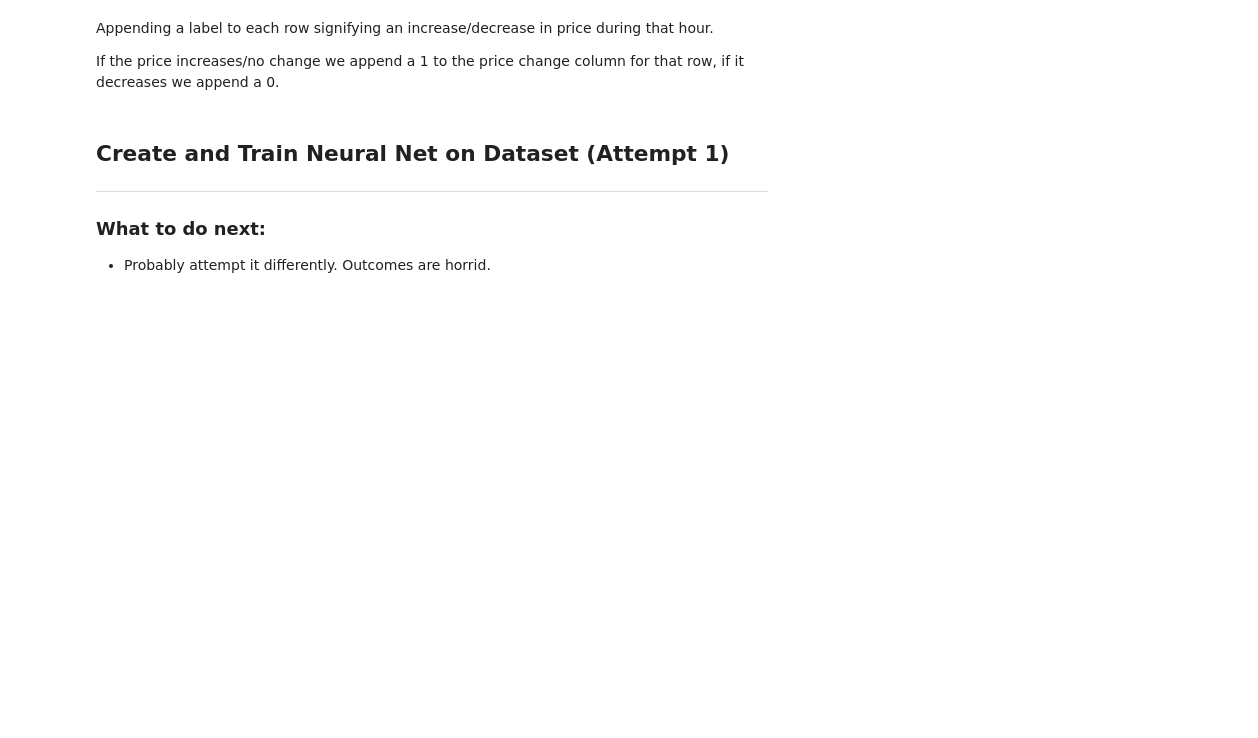
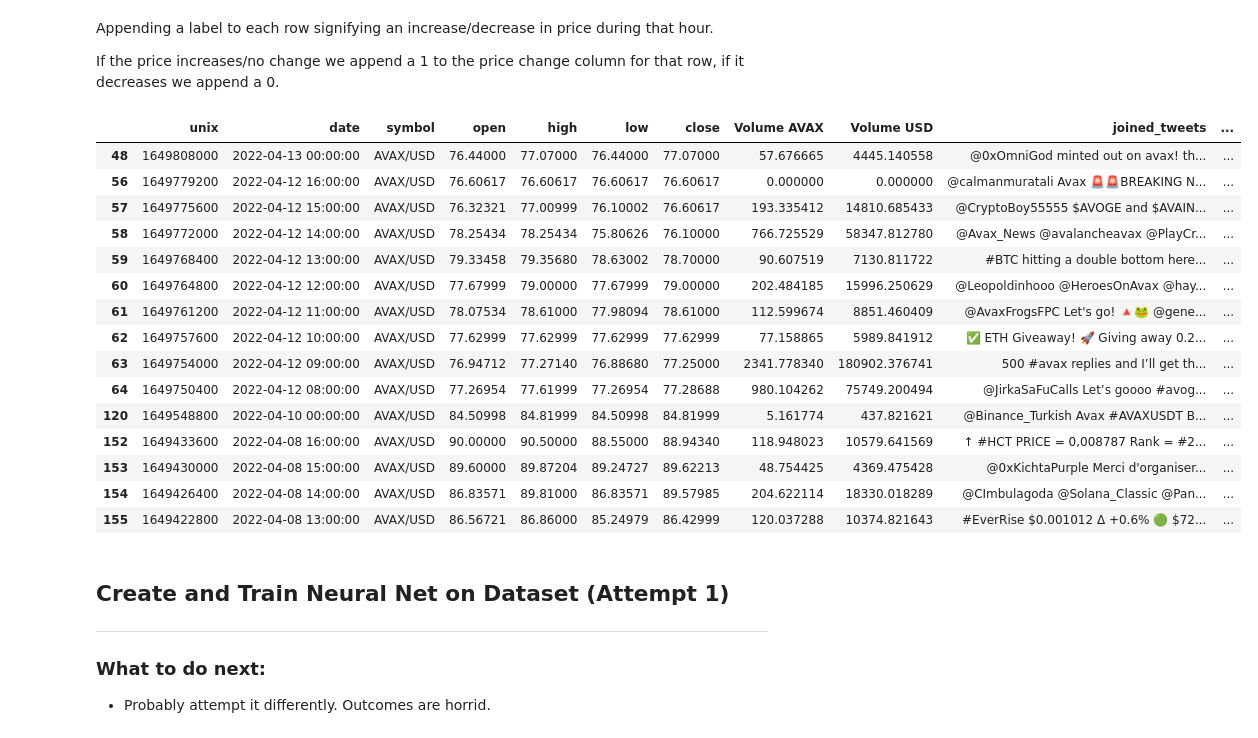
Before and after one commit to BurdickBr/CryptoPredictionTool, a Jupyter notebook: CryptoPredictionTool.ipynb, the cells around one changed output. Saved outputs shown, nothing was run; the diff lists cells and outputs as text; code cells hidden in the pictures; blank space fills up the shorter version.

```diff
--- a/CryptoPredictionTool.ipynb
+++ b/CryptoPredictionTool.ipynb
@@ -304,7 +304,24 @@ for i in range(len(hourly_coin_data)):
         else:
             hourly_coin_data[i].at[index, 'price_change'] = 1
 # %%
-hourly_coin_data[3].head()
+hourly_coin_data[1].head(15)
+# %% [output]
+|  | unix | date | symbol | open | high | low | close | Volume AVAX | Volume USD | joined_tweets | ... |
+| 48 | 1649808000 | 2022-04-13 00:00:00 | AVAX/USD | 76.44000 | 77.07000 | 76.44000 | 77.07000 | 57.676665 | 4445.140558 | @0xOmniGod minted out on avax! th... | ... |
+| 56 | 1649779200 | 2022-04-12 16:00:00 | AVAX/USD | 76.60617 | 76.60617 | 76.60617 | 76.60617 | 0.000000 | 0.000000 | @calmanmuratali Avax 🚨🚨BREAKING N... | ... |
+| 57 | 1649775600 | 2022-04-12 15:00:00 | AVAX/USD | 76.32321 | 77.00999 | 76.10002 | 76.60617 | 193.335412 | 14810.685433 | @CryptoBoy55555 $AVOGE and $AVAIN... | ... |
+| 58 | 1649772000 | 2022-04-12 14:00:00 | AVAX/USD | 78.25434 | 78.25434 | 75.80626 | 76.10000 | 766.725529 | 58347.812780 | @Avax_News @avalancheavax @PlayCr... | ... |
+| 59 | 1649768400 | 2022-04-12 13:00:00 | AVAX/USD | 79.33458 | 79.35680 | 78.63002 | 78.70000 | 90.607519 | 7130.811722 | #BTC hitting a double bottom here... | ... |
+| 60 | 1649764800 | 2022-04-12 12:00:00 | AVAX/USD | 77.67999 | 79.00000 | 77.67999 | 79.00000 | 202.484185 | 15996.250629 | @Leopoldinhooo @HeroesOnAvax @hay... | ... |
+| 61 | 1649761200 | 2022-04-12 11:00:00 | AVAX/USD | 78.07534 | 78.61000 | 77.98094 | 78.61000 | 112.599674 | 8851.460409 | @AvaxFrogsFPC Let's go! 🔺️🐸 @gene... | ... |
+| 62 | 1649757600 | 2022-04-12 10:00:00 | AVAX/USD | 77.62999 | 77.62999 | 77.62999 | 77.62999 | 77.158865 | 5989.841912 | ✅ ETH Giveaway! 🚀 Giving away 0.2... | ... |
+| 63 | 1649754000 | 2022-04-12 09:00:00 | AVAX/USD | 76.94712 | 77.27140 | 76.88680 | 77.25000 | 2341.778340 | 180902.376741 | 500 #avax replies and I’ll get th... | ... |
+| 64 | 1649750400 | 2022-04-12 08:00:00 | AVAX/USD | 77.26954 | 77.61999 | 77.26954 | 77.28688 | 980.104262 | 75749.200494 | @JirkaSaFuCalls Let’s goooo #avog... | ... |
+| 120 | 1649548800 | 2022-04-10 00:00:00 | AVAX/USD | 84.50998 | 84.81999 | 84.50998 | 84.81999 | 5.161774 | 437.821621 | @Binance_Turkish Avax #AVAXUSDT B... | ... |
+| 152 | 1649433600 | 2022-04-08 16:00:00 | AVAX/USD | 90.00000 | 90.50000 | 88.55000 | 88.94340 | 118.948023 | 10579.641569 | ↑ #HCT PRICE = 0,008787 Rank = #2... | ... |
+| 153 | 1649430000 | 2022-04-08 15:00:00 | AVAX/USD | 89.60000 | 89.87204 | 89.24727 | 89.62213 | 48.754425 | 4369.475428 | @0xKichtaPurple Merci d'organiser... | ... |
+| 154 | 1649426400 | 2022-04-08 14:00:00 | AVAX/USD | 86.83571 | 89.81000 | 86.83571 | 89.57985 | 204.622114 | 18330.018289 | @CImbulagoda @Solana_Classic @Pan... | ... |
+| 155 | 1649422800 | 2022-04-08 13:00:00 | AVAX/USD | 86.56721 | 86.86000 | 85.24979 | 86.42999 | 120.037288 | 10374.821643 | #EverRise $0.001012 Δ +0.6% 🟢 $72... | ... |
 # %% [markdown]
 ## Create and Train Neural Net on Dataset (Attempt 1)
 ---
```
Also changed, not shown: parts of 4 cells of this notebook.
